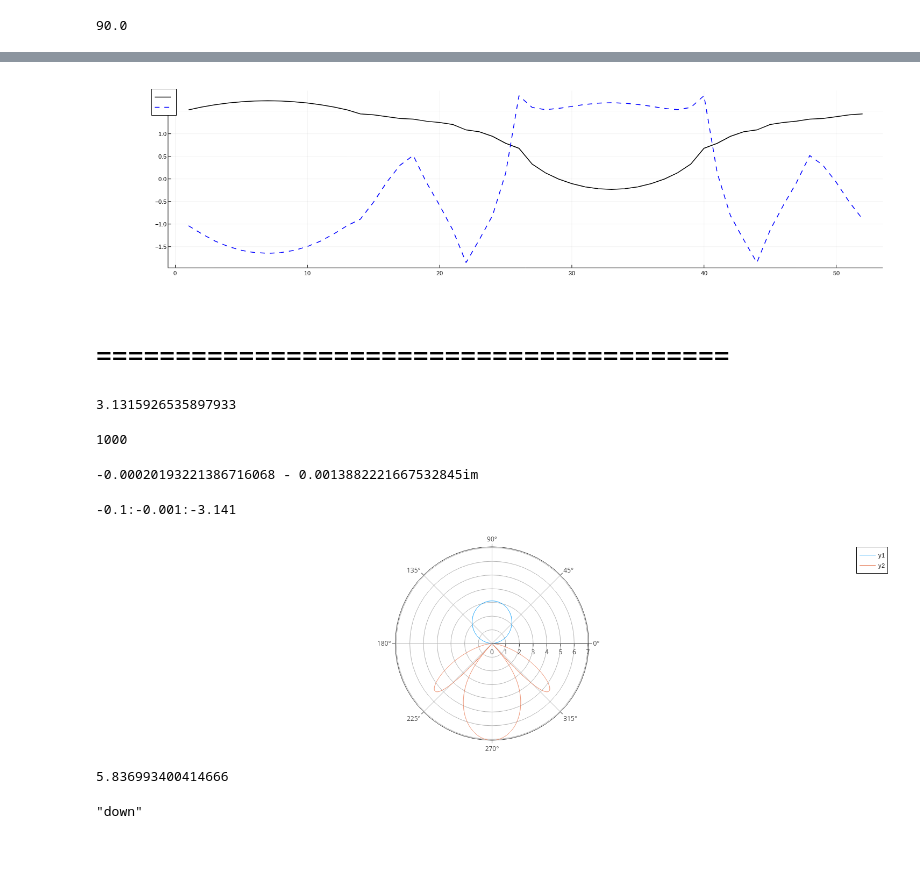
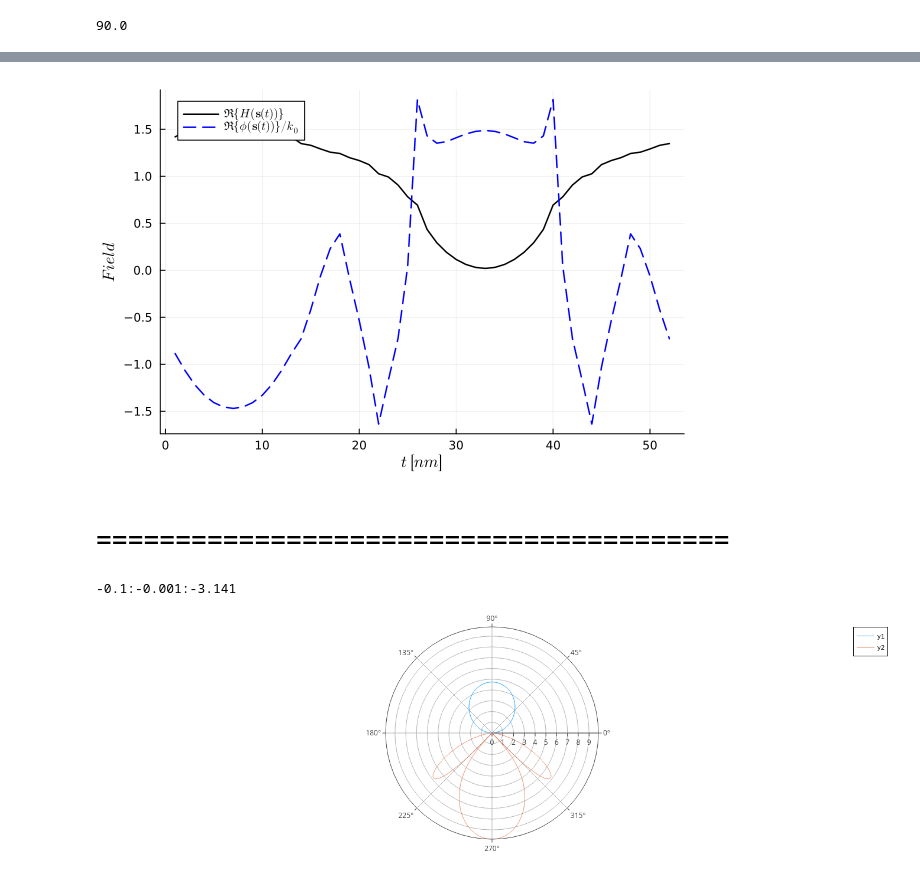
Before and after one commit to Gabmtzz/nanoOpt.jl, a Jupyter notebook: notebook/scatter2d/SgreenL_1.ipynb, the cells around one changed output, grey strips where cells are left out. Drawn from its saved outputs; the diff is of its cells as text; code cells hidden in the pictures.

```diff
--- a/notebook/scatter2d/SgreenL_1.ipynb
+++ b/notebook/scatter2d/SgreenL_1.ipynb
@@ -52,7 +46,7 @@ m = 2
 # %%
 i = 1
 
-k0 = 2π/530
+k0 = 2π/570
 n₁ = mat1.n(k0)
 n₂ = mat2.n(k0)
 r = 500.
@@ -72,21 +66,9 @@ SParms = SommerfieldParams(layer,2k0);
 # %%
-plotly()
+gr()
 plot(real.(H[:,3]),c=:black,lw=1.5,label=L"\Re\{ H(\mathbf{s}(t)) \}")
 plot!(real.(ϕ[:,3])./k0,c=:blue,lw=1.5,ls=:dash,label=L"\Re\{ \phi(\mathbf{s}(t)) \}/ k_0",xlabel=L"t~[nm]",ylabel=L"Field",legend=:topleft)
 # %% [output]
-[figure, old version]
+[figure, new version]
 # %% [markdown]
 # ========================================
-# %%
-θ = π-0.01
-# %% [output]
-3.1315926535897933
-# %%
-Rf = 1000
-# %% [output]
-1000
-# %%
-getHₛ(θ,Rf,ϕ,H,k0,m,rod,layer)
-# %% [output]
--0.00020193221386716068 - 0.0013882221667532845im
 # %%
@@ -101,21 +84,14 @@ HsVn = [getHₛ(θAn[i],Rf,ϕ,H,k0,m,rod,layer) for i in eachindex(θAn)];
 # %%
 c = layer.mat[end].n(k0)/layer.mat[1].n(k0);
 # %%
+plotly()
 plot( θA,abs.(HsV).^2 .*Rf,proj=:polar)
 plot!( θAn,c*abs.(HsVn).^2 .*Rf,proj=:polar)
 # %% [output]
-[figure, old version]
+[figure, new version]
-# %%
-sum(norm(HsV)^2 *Rf*0.01)
-# %% [output]
-5.836993400414666
 # %%
 λArr = 400:10:700;
 kArr = 2π./λArr;
-# %%
-opt = "down"
-# %% [output]
-"down"
 # %%
 σOUPu = getσOUP(m,kArr,Rf,matScatter,rod,dThr,α,layer,"up");
 # %%
```
Also changed, not shown: parts of 16 cells of this notebook, 10 other files.
